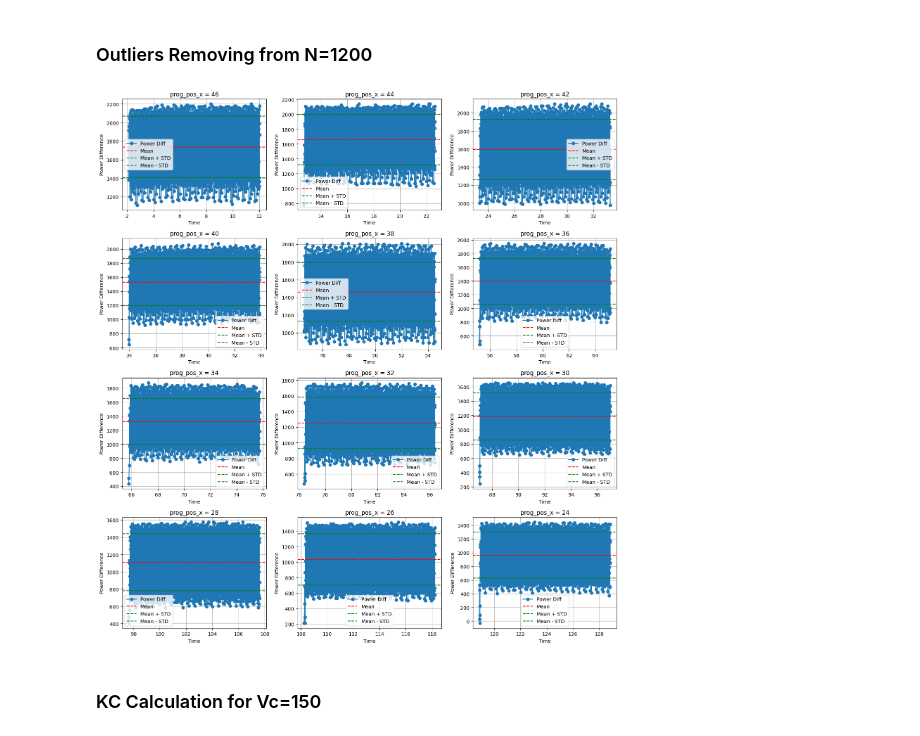
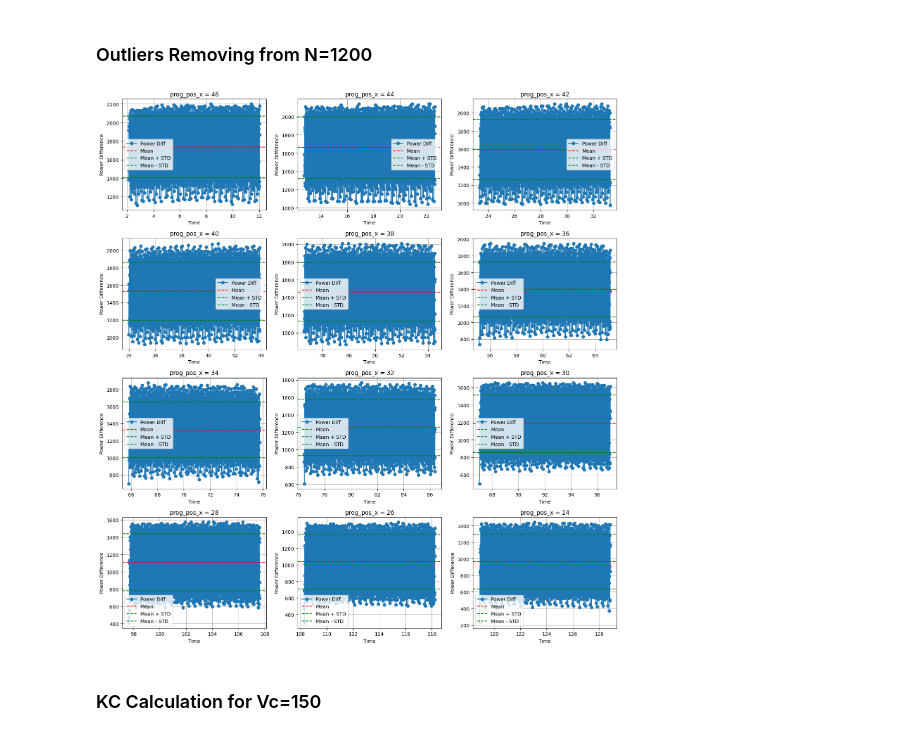
Before and after one commit to DanTrisi/MASSM-Daniele, a Jupyter notebook: FirstAssignmentDanieleTrisotto.ipynb, the cells around one changed output. Cells and saved outputs as stored; diff of their text form; code cells hidden in the pictures.

```diff
--- a/FirstAssignmentDanieleTrisotto.ipynb
+++ b/FirstAssignmentDanieleTrisotto.ipynb
@@ -220,16 +228,16 @@ import matplotlib.pyplot as plt
 from collections import Counter
 import pandas as pd
 
-# Lista dei diametri
+# Diameter List
 prog_values = list(range(46, 23, -2))
 
-# Imposta subplot
+# Subplot settings
 n_cols = 3
 n_rows = (len(prog_values) + n_cols - 1) // n_cols
 fig, axes = plt.subplots(n_rows, n_cols, figsize=(15, n_rows*4))
 axes = axes.flatten()
 
-# Nuovo DataFrame per salvare tutti i dati puliti
+# new dataframe for saving clean data
 df_1200 = pd.DataFrame()
 
 for i, prog in enumerate(prog_values):
@@ -237,7 +245,7 @@ for i, prog in enumerate(prog_values):
     if df_prog.empty:
         continue
 
-    # DBSCAN su tempo
+    # DBSCAN for time outliers
     time_values = df_prog['time'].values.reshape(-1, 1)
     db = DBSCAN(eps=2.0, min_samples=5)
     labels = db.fit_predict(time_values)
@@ -251,40 +259,39 @@ for i, prog in enumerate(prog_values):
     main_cluster = label_counts.most_common(1)[0][0]
     df_cluster = df_prog[labels == main_cluster]
 
-    # deviazione robusta e filtro amplitude outliers
+    # robust standard deviation for amplitude outliers filtering
     median_val = df_cluster['power_diff'].median()
     mad_val = np.median(np.abs(df_cluster['power_diff'] - median_val))
     robust_std = 1.4826 * mad_val
-    df_cluster_clean = df_cluster[np.abs(df_cluster['power_diff'] - median_val) <= 2 * robust_std]
+    df_cluster_clean = df_cluster[np.abs(df_cluster['power_diff'] - median_val) <= 1.5 * robust_std]
 
-    # salva i dati puliti nel DataFrame complessivo
+    # clean data saving
     df_1200 = pd.concat([df_1200, df_cluster_clean], ignore_index=True)
 
-    # ricalcolo media e std per plot
+    # mean and standard deviation on clean data for plotting
     mean_val = df_cluster_clean['power_diff'].mean()
     std_val = df_cluster_clean['power_diff'].std()
 
     # plot
     ax = axes[i]
     ax.plot(df_cluster_clean['time'], df_cluster_clean['power_diff'], marker='o', linestyle='-', label='Power Diff')
     ax.axhline(mean_val, color='red', linestyle='--', label='Mean')
     ax.axhline(mean_val + std_val, color='green', linestyle='--', label='Mean + STD')
     ax.axhline(mean_val - std_val, color='green', linestyle='--', label='Mean - STD')
 
     ax.set_title(f'prog_pos_x = {prog}')
     ax.set_xlabel('Time')
     ax.set_ylabel('Power Difference')
     ax.grid(True)
     ax.legend()
 
-# rimuove eventuali subplot vuoti
 for j in range(i+1, len(axes)):
     fig.delaxes(axes[j])
 
 plt.tight_layout()
 plt.show()
 # %% [output]
-[figure, old version]
+[figure, new version]
 # %% [markdown]
 ### KC Calculation for Vc=150
 # %%
```
Also changed, not shown: parts of 11 cells of this notebook, 1 other file.
